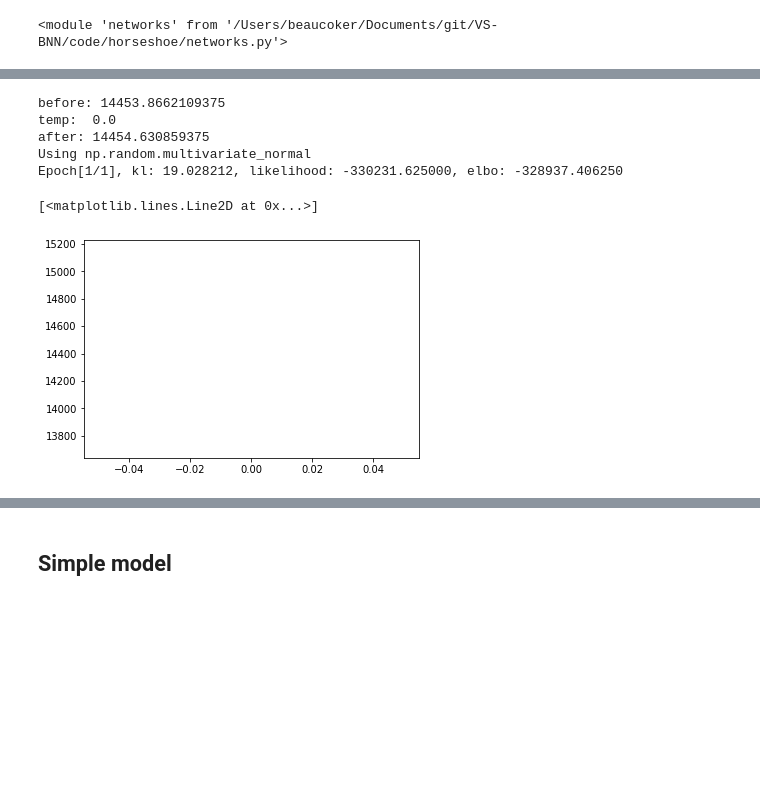
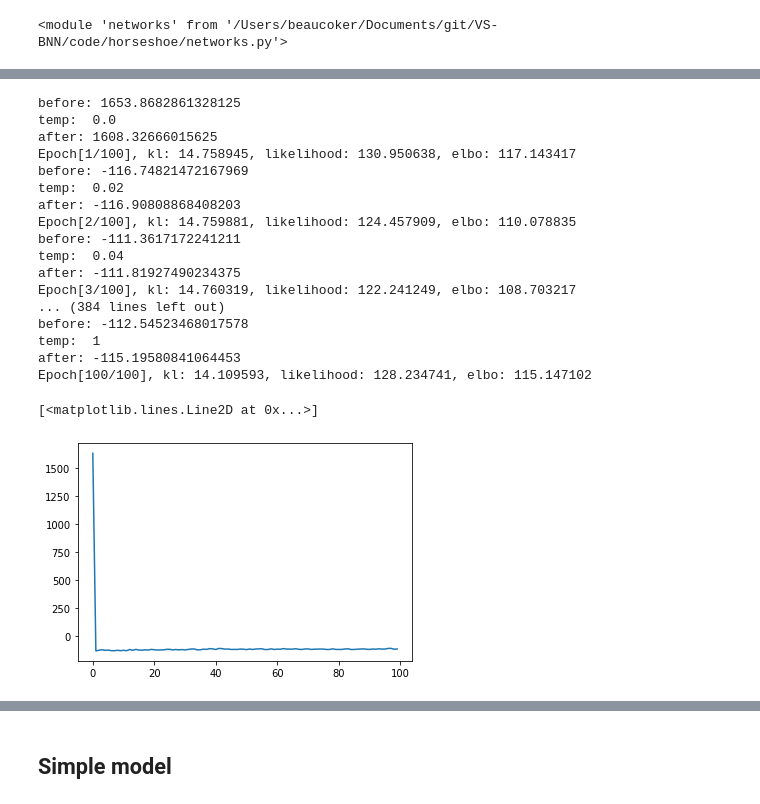
Before and after one commit to IrisTeng/VS-BNN, a Jupyter notebook: code/horseshoe/test_horseshoe.ipynb, the cells around one changed output, grey strips where cells are left out. Cells and saved outputs as stored; diff of their text form; code cells hidden in the pictures; blank space fills up the shorter version.

```diff
--- a/code/horseshoe/test_horseshoe.ipynb
+++ b/code/horseshoe/test_horseshoe.ipynb
@@ -285,14 +289,26 @@ model = networks.RffHs(2, 1, dim_hidden=50, sig2_inv=1/sig2)
 # %%
 torch.manual_seed(2)
 optimizer = torch.optim.Adam(model.parameters(), lr=.0001)
 model.reinit_parameters(x,y,n_reinit=10)
-elbo = -networks.train(model, optimizer, x, y, n_epochs=1, n_rep_opt=100, print_freq=1)
+elbo = -networks.train(model, optimizer, x, y, n_epochs=100, n_rep_opt=100, print_freq=1)
 plt.plot(-elbo)
 # %% [output]
-before: 14453.8662109375
+before: 1653.8682861328125
 temp:  0.0
-after: 14454.630859375
-Using np.random.multivariate_normal
-Epoch[1/1], kl: 19.028212, likelihood: -330231.625000, elbo: -328937.406250
+after: 1608.32666015625
+Epoch[1/100], kl: 14.758945, likelihood: 130.950638, elbo: 117.143417
+before: -116.74821472167969
+temp:  0.02
+after: -116.90808868408203
+Epoch[2/100], kl: 14.759881, likelihood: 124.457909, elbo: 110.078835
+before: -111.3617172241211
+temp:  0.04
+after: -111.81927490234375
+Epoch[3/100], kl: 14.760319, likelihood: 122.241249, elbo: 108.703217
+... (384 lines left out)
+before: -112.54523468017578
+temp:  1
+after: -115.19580841064453
+Epoch[100/100], kl: 14.109593, likelihood: 128.234741, elbo: 115.147102
 [<matplotlib.lines.Line2D at 0x...>]
-[figure, old version]
+[figure, new version]
```
Also changed, not shown: parts of 27 cells of this notebook, 4 other files.
